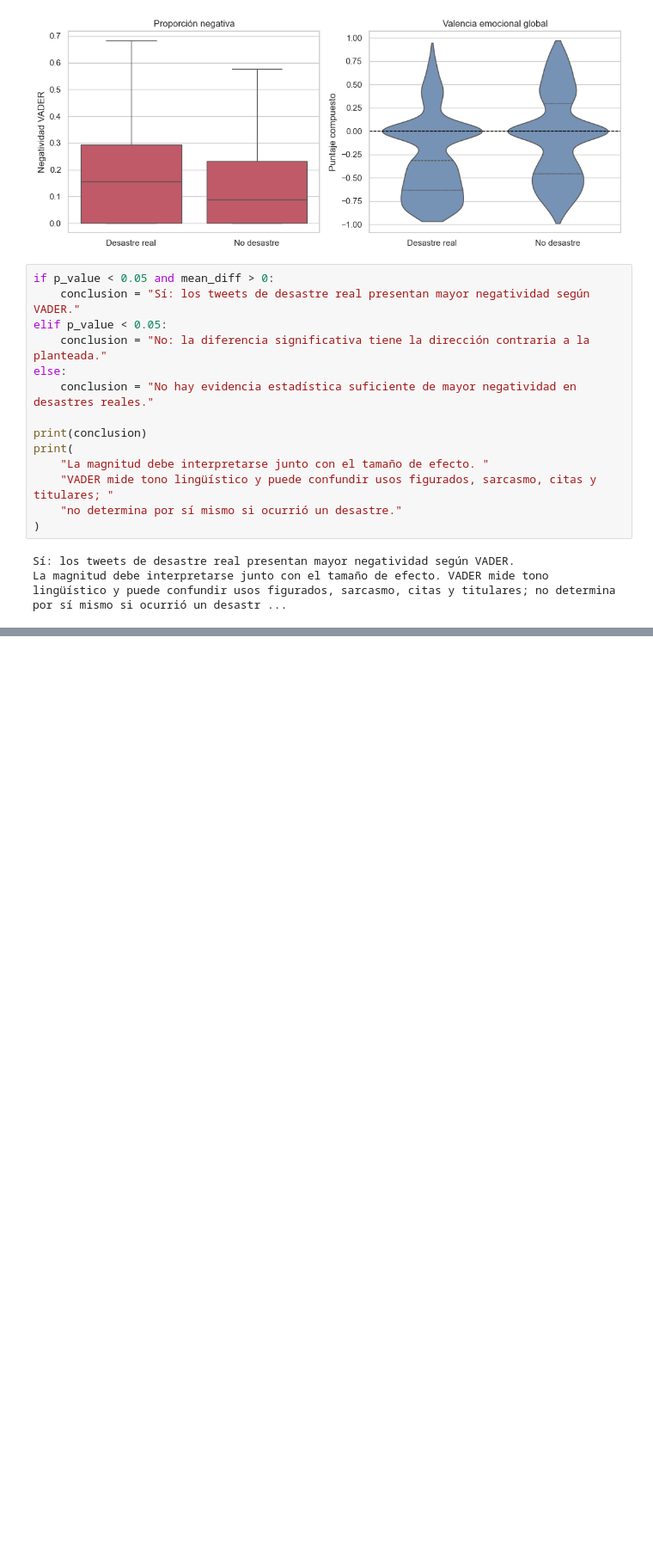
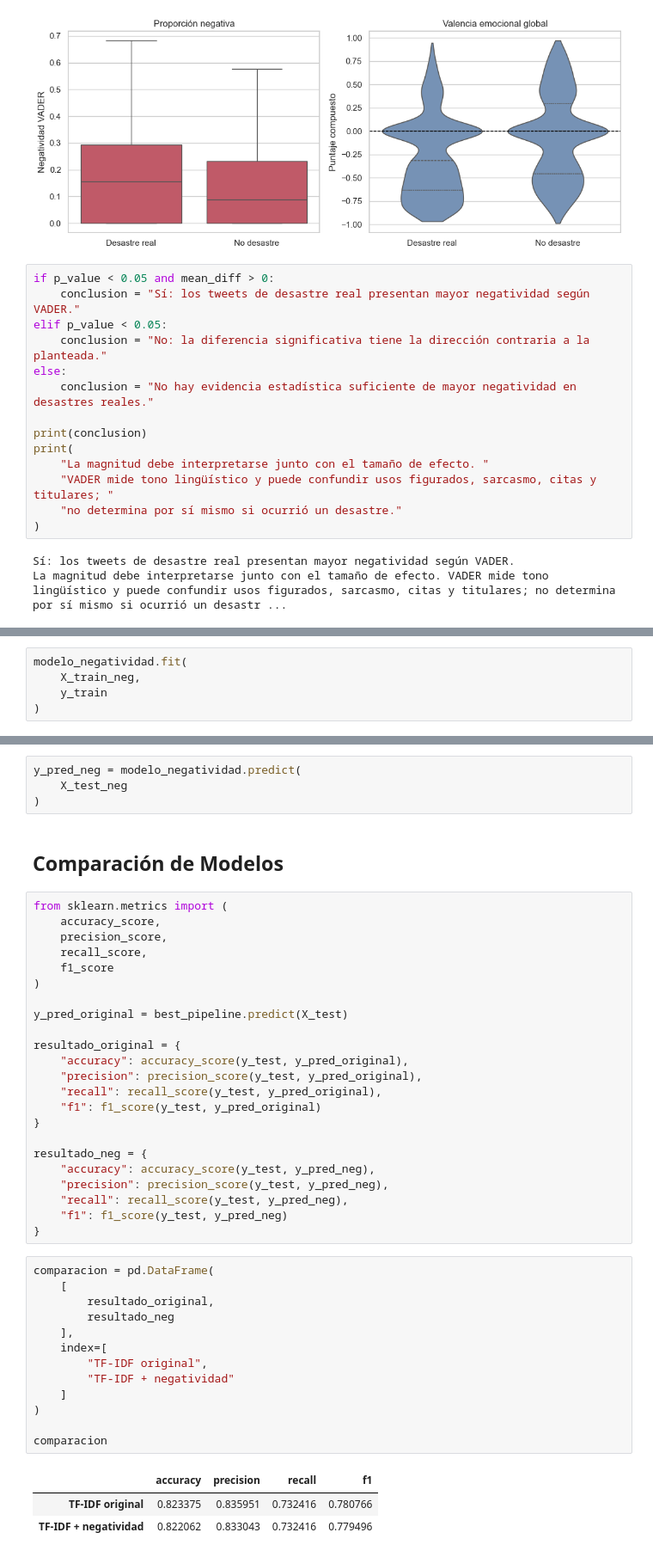
Before and after one commit to Vann06/Data-Science, a Jupyter notebook: L05_mineria_texto/notebook/modelado_y_sentimiento.ipynb, the cells around one changed output, grey strips where cells are left out. Shown at 86% size. Drawn from its saved outputs; the diff is of its cells as text; blank space fills up the shorter version.

```diff
--- a/L05_mineria_texto/notebook/modelado_y_sentimiento.ipynb
+++ b/L05_mineria_texto/notebook/modelado_y_sentimiento.ipynb
@@ -552,0 +638,5 @@ Se fijó `random_state=42`, se utilizaron particiones estratificadas y cada tran
+# %%
+modelo_negatividad.fit(
+    X_train_neg,
+    y_train
+)
@@ -552,0 +655,46 @@ Se fijó `random_state=42`, se utilizaron particiones estratificadas y cada tran
+# %%
+y_pred_neg = modelo_negatividad.predict(
+    X_test_neg
+)
+# %% [markdown]
+## Comparación de Modelos
+# %%
+from sklearn.metrics import (
+    accuracy_score,
+    precision_score,
+    recall_score,
+    f1_score
+)
+
+y_pred_original = best_pipeline.predict(X_test)
+
+resultado_original = {
+    "accuracy": accuracy_score(y_test, y_pred_original),
+    "precision": precision_score(y_test, y_pred_original),
+    "recall": recall_score(y_test, y_pred_original),
+    "f1": f1_score(y_test, y_pred_original)
+}
+
+resultado_neg = {
+    "accuracy": accuracy_score(y_test, y_pred_neg),
+    "precision": precision_score(y_test, y_pred_neg),
+    "recall": recall_score(y_test, y_pred_neg),
+    "f1": f1_score(y_test, y_pred_neg)
+}
+# %%
+comparacion = pd.DataFrame(
+    [
+        resultado_original,
+        resultado_neg
+    ],
+    index=[
+        "TF-IDF original",
+        "TF-IDF + negatividad"
+    ]
+)
+
+comparacion
+# %% [output]
+|  | accuracy | precision | recall | f1 |
+| TF-IDF original | 0.823375 | 0.835951 | 0.732416 | 0.780766 |
+| TF-IDF + negatividad | 0.822062 | 0.833043 | 0.732416 | 0.779496 |
```
Also changed, not shown: parts of 13 cells of this notebook, 16 other files.
